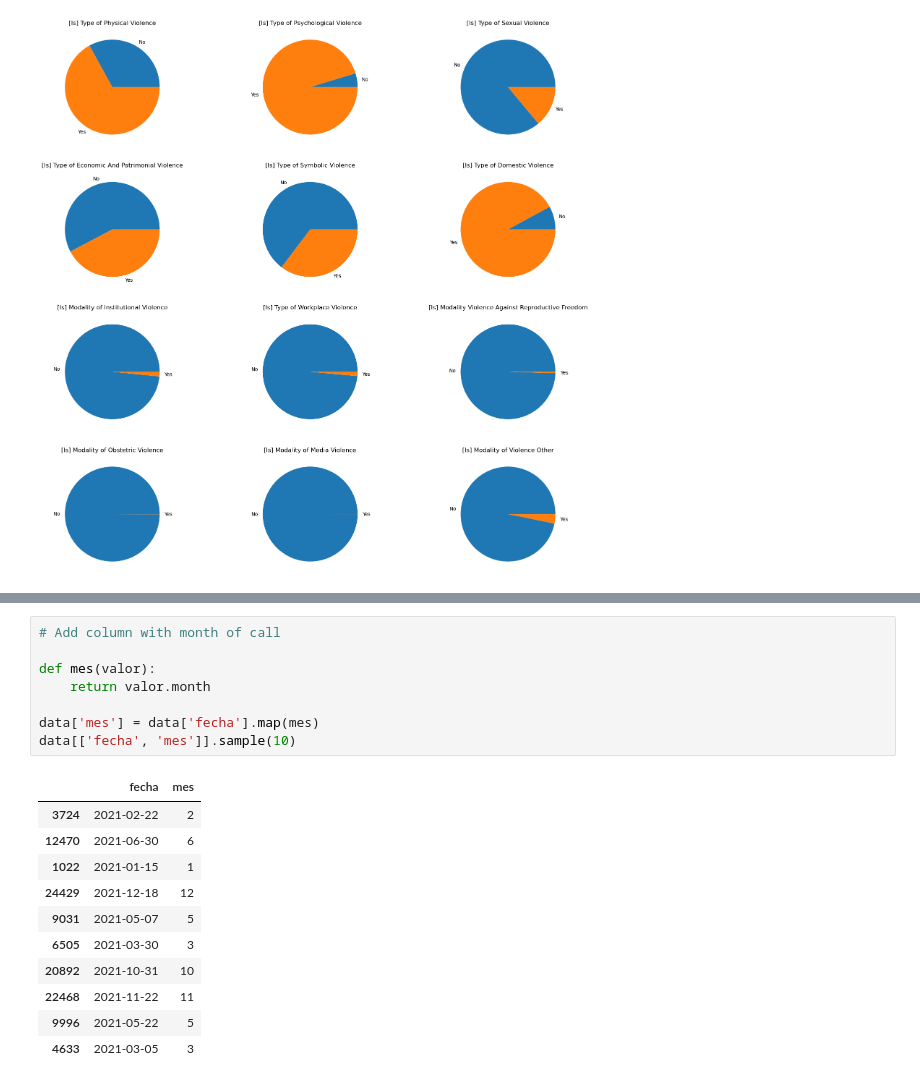
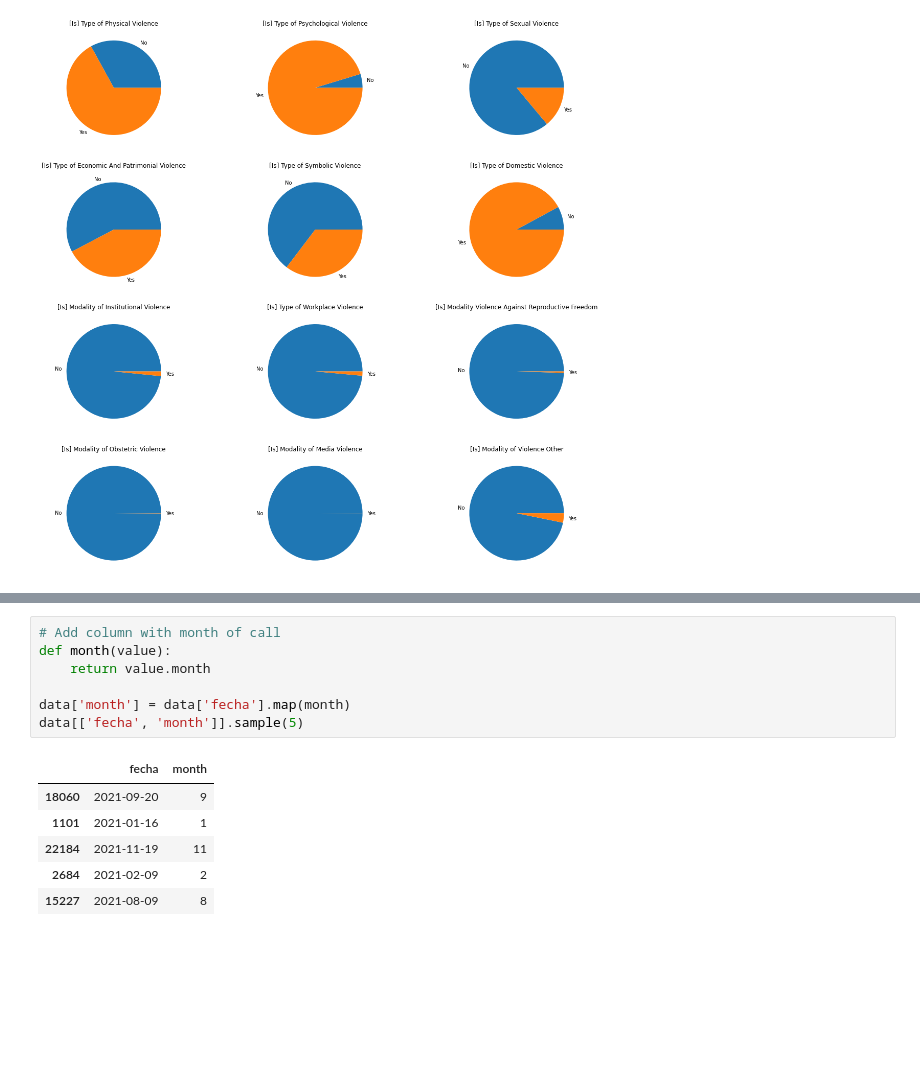
Before and after one commit to pveinberg/linea-144, a Jupyter notebook: linea-144.ipynb, the cells around one changed output, grey strips where cells are left out. Cells and saved outputs as stored; diff of their text form; blank space fills up the shorter version.

```diff
--- a/linea-144.ipynb
+++ b/linea-144.ipynb
@@ -236,24 +232,18 @@ plt.show()
 [figure]
 # %%
 # Add column with month of call
+def month(value):
+    return value.month
 
-def mes(valor):
-    return valor.month
-
-data['mes'] = data['fecha'].map(mes)
-data[['fecha', 'mes']].sample(10)
+data['month'] = data['fecha'].map(month)
+data[['fecha', 'month']].sample(5)
 # %% [output]
-|  | fecha | mes |
-| 3724 | 2021-02-22 | 2 |
-| 12470 | 2021-06-30 | 6 |
-| 1022 | 2021-01-15 | 1 |
-| 24429 | 2021-12-18 | 12 |
-| 9031 | 2021-05-07 | 5 |
-| 6505 | 2021-03-30 | 3 |
-| 20892 | 2021-10-31 | 10 |
-| 22468 | 2021-11-22 | 11 |
-| 9996 | 2021-05-22 | 5 |
-| 4633 | 2021-03-05 | 3 |
+|  | fecha | month |
+| 18060 | 2021-09-20 | 9 |
+| 1101 | 2021-01-16 | 1 |
+| 22184 | 2021-11-19 | 11 |
+| 2684 | 2021-02-09 | 2 |
+| 15227 | 2021-08-09 | 8 |
 # %%
 # Calls by month
 plt.figure(figsize=(14,9))
```
Also changed, not shown: parts of 9 cells of this notebook.
